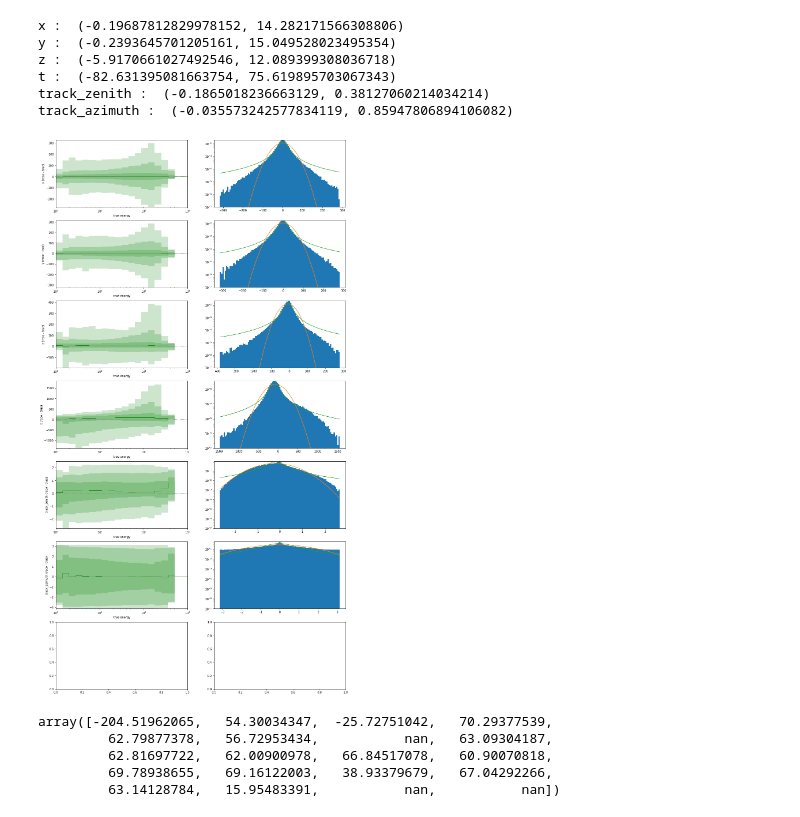
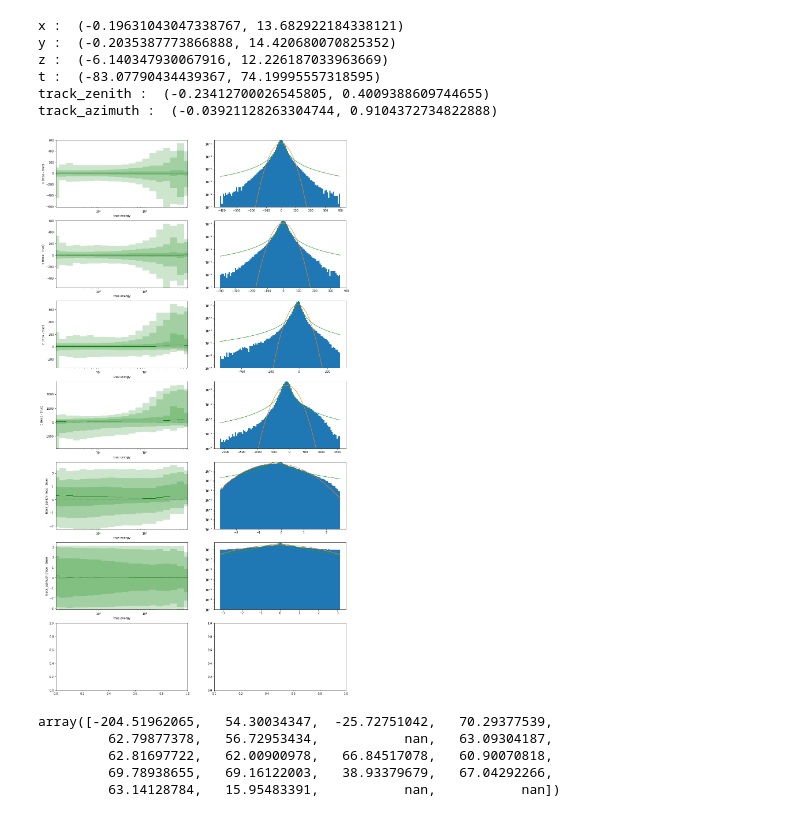
Before and after one commit to ts4051/retro, a Jupyter notebook: notebooks/SPEresolutions.ipynb, the cells around one changed output. Drawn from its saved outputs; the diff is of its cells as text; code cells hidden in the pictures.

```diff
--- a/notebooks/SPEresolutions.ipynb
+++ b/notebooks/SPEresolutions.ipynb
@@ -81,3 +83,7 @@ events = pn.PointData(pandas.DataFrame(events))
+# %%
+events = pn.PointData(pandas.read_pickle('spefit2.pkl'))
+# %%
+events['t'] = events['time']
 # %%
 e_bins = pn.Grid()
 e_bins['energy'].edges = np.logspace(0,3,21)
@@ -105,7 +111,7 @@ for i, dim in enumerate(['x', 'y', 'z', 't', 'track_zenith', 'track_azimuth']):
     ax1 = axes[i,0]
     ax2 = axes[i,1]
 
-    true_energy = np.nan_to_num(data['events']['energy'])
+    true_energy = np.nan_to_num(events['energy'])
 
     for reco, color in zip(['spefit'], ['green']):
         if not ('energy' in dim and reco == 'spefit'):
@@ -113,62 +119,63 @@ for i, dim in enumerate(['x', 'y', 'z', 't', 'track_zenith', 'track_azimuth']):
             key = reco+'_d_'+dim
 
             if dim == 'angle':
-                data['events'][key] = angular_dist(data['events'][reco+'_track_zenith'], data['events']['track_zenith'], data['events'][reco+'_track_azimuth'], data['events']['track_azimuth'])
+                events[key] = angular_dist(events[reco+'_track_zenith'], events['track_zenith'], events[reco+'_track_azimuth'], events['track_azimuth'])
             else:
-                data['events'][key] = data['events'][reco+'_'+dim] - data['events'][dim]
+                events[key] = events[reco+'_'+dim] - events[dim]
 
             if 'azimuth' in dim:
-                data['events'][key]  = (data['events'][key] + np.pi)%(2*np.pi) - np.pi
+                events[key]  = (events[key] + np.pi)%(2*np.pi) - np.pi
 
             # calculate percentiles
-            data.translate(var=key, source='events', dest='e_bins', function=percentile, p=50)
+            hist[key] = events.histogram(key, function=percentile, p=50)
             for s,p in enumerate([68., 95., 99.7]):
-                data.translate(var=key, source='events', dest='e_bins', function=percentile, p=(100 - p)/2, dest_var=key+'_lower%is'%(s+1))
-                data.translate(var=key, source='events', dest='e_bins', function=percentile, p=100 - (100 - p)/2, dest_var=key+'_upper%is'%(s+1))
+                hist[key+'_lower%is'%(s+1)] = events.histogram(key, function=percentile, p=(100 - p)/2)
+                hist[key+'_upper%is'%(s+1)] = events.histogram(key, function=percentile, p=100 - (100 - p)/2)
+
 
             # plot
-            data['e_bins'].plot_step(fig, ax1, key, histtype='step', color=color)
+            hist.plot_step(fig, ax1, key, histtype='step', color=color)
             for s in ['1s', '2s', '3s']:
-                data['e_bins'].plot_band(fig, ax1, key+'_lower'+s, key+'_upper'+s, color=color, alpha=0.2)
+                hist.plot_band(fig, ax1, key+'_lower'+s, key+'_upper'+s, color=color, alpha=0.2)
 
 
             # plot resolutions
-            d = -np.nan_to_num(data['events'][key])
+            d = -np.nan_to_num(events[key])
             h,_,_ = ax2.hist(d, bins=np.linspace(np.percentile(d,0.01),np.percentile(d,99.99),100), normed=True)
 
             # normal dist
             res = stats.norm.fit(d)
             x = np.linspace(np.percentile(d,0.01),np.percentile(d,99.99),1000)
             p = stats.norm.pdf(x, *res)
             ax2.plot(x,p)
 
             # cauchy dist
             res = stats.cauchy.fit(d)
             prior_params[dim] = res
             print '%s : '%dim, res
             p = stats.cauchy.pdf(x, *res)
             ax2.plot(x,p)
             ax2.set_ylim(1e-7, np.max(h))
 
     ax1.set_xlabel('true energy')
     ax1.legend(loc='upper left',ncol=1, frameon=False,numpoints=1,fontsize=10)
 
     ax1.set_ylabel('%s (reco - true)'%dim)
     ax1.set_xscale('log')
     ax2.set_yscale('log')
 
-    ax1.set_xlim(data['e_bins']['energy'][0], data['e_bins']['energy'][-1])
+    ax1.set_xlim(hist['energy'][0], hist['energy'][-1])
     ax1.plot([0.01,1000],[0,0],ls=':', c='gray')
 
 plt.savefig('SPEres.png')
 # %% [output]
-x :  (-0.19687812829978152, 14.282171566308806)
-y :  (-0.2393645701205161, 15.049528023495354)
-z :  (-5.9170661027492546, 12.089399308036718)
-t :  (-82.631395081663754, 75.619895703067343)
-track_zenith :  (-0.1865018236663129, 0.38127060214034214)
-track_azimuth :  (-0.035573242577834119, 0.85947806894106082)
+x :  (-0.19631043047338767, 13.682922184338121)
+y :  (-0.2035387773866888, 14.420680070825352)
+z :  (-6.140347930067916, 12.226187033963669)
+t :  (-83.07790434439367, 74.19995557318595)
+track_zenith :  (-0.23412700026545805, 0.4009388609744655)
+track_azimuth :  (-0.03921128263304744, 0.9104372734822888)
-[figure, old version]
+[figure, new version]
 # %%
 data['e_bins']['spefit_d_t']
 # %% [output]
```
Also changed, not shown: parts of 1 cell of this notebook, 2 other files.
